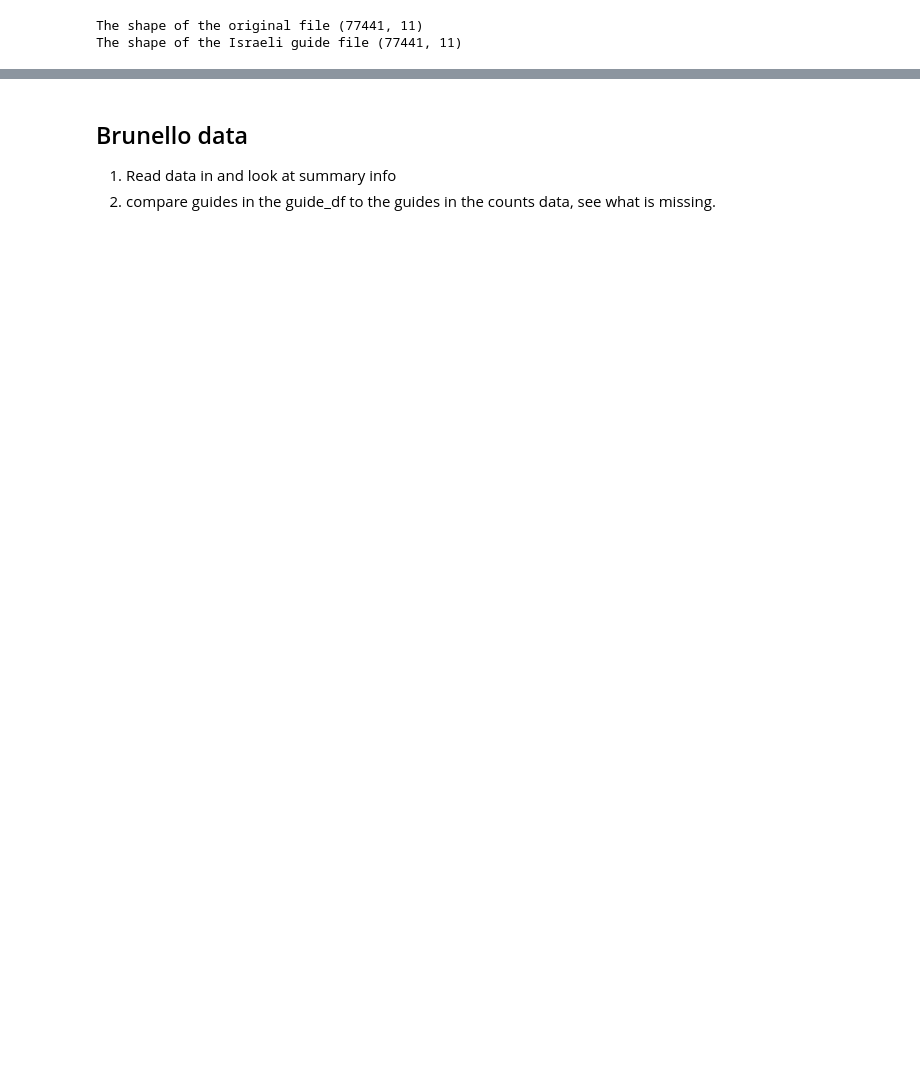
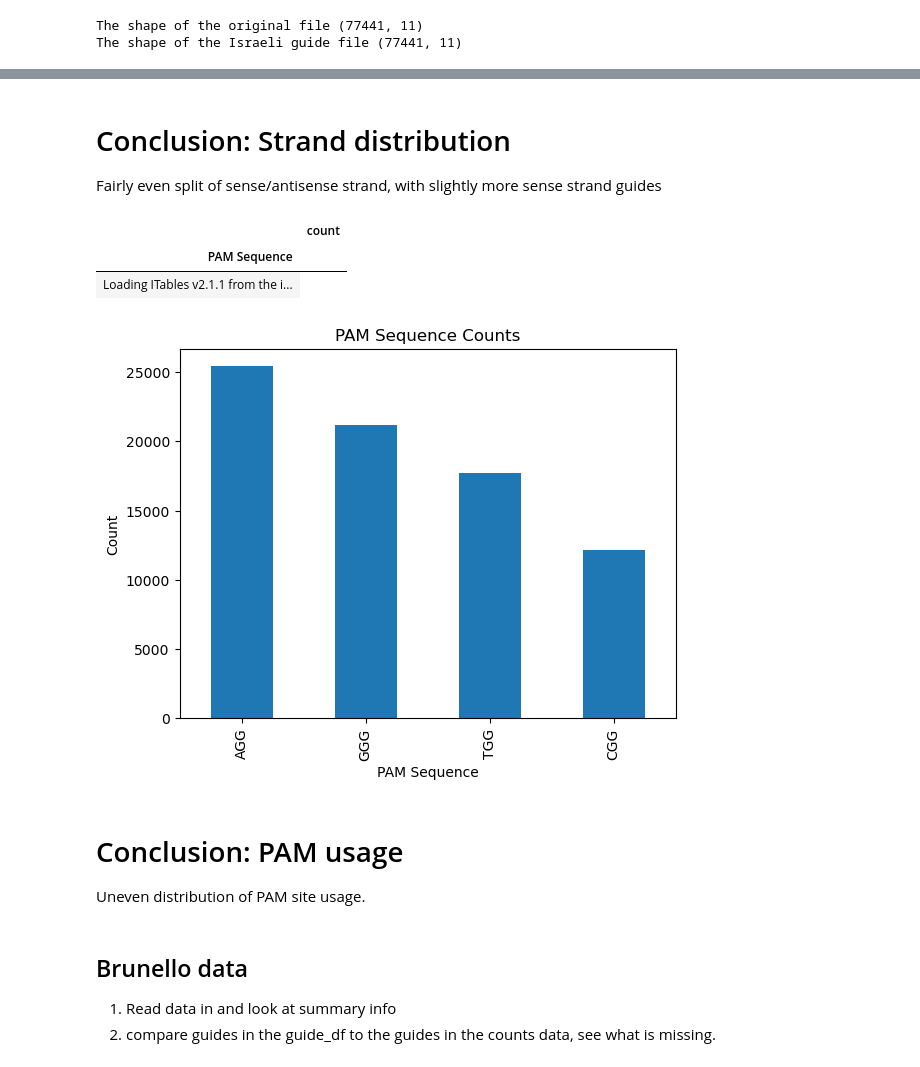
Before and after one commit to deannachurch/SBCapstone_CRISPRScreens, a Jupyter notebook: notebooks/Brunello_count_library.ipynb, the cells around one changed output, grey strips where cells are left out. Saved outputs shown, nothing was run; the diff lists cells and outputs as text; code cells hidden in the pictures; blank space fills up the shorter version.

```diff
--- a/notebooks/Brunello_count_library.ipynb
+++ b/notebooks/Brunello_count_library.ipynb
@@ -85,3 +195,26 @@ show(guide_df.head())
+# %% [markdown]
+# Conclusion: Strand distribution
+
+Fairly even split of sense/antisense strand, with slightly more sense strand guides
+# %%
+pam_counts = guide_df['PAM Sequence'].value_counts()
+show(pam_counts)
+# %% [output]
+|  | count |
+| PAM Sequence |  |
+| Loading ITables v2.1.1 from the i... |
+# %%
+pam_counts.plot(kind='bar')
+plt.xlabel('PAM Sequence')
+plt.ylabel('Count')
+plt.title('PAM Sequence Counts')
+plt.show()
+# %% [output]
+[figure, added]
+# %% [markdown]
+# Conclusion: PAM usage
+
+Uneven distribution of PAM site usage.
 # %% [markdown]
 ## Brunello data
 
```
Also changed, not shown: parts of 14 cells of this notebook, 1 other file.
